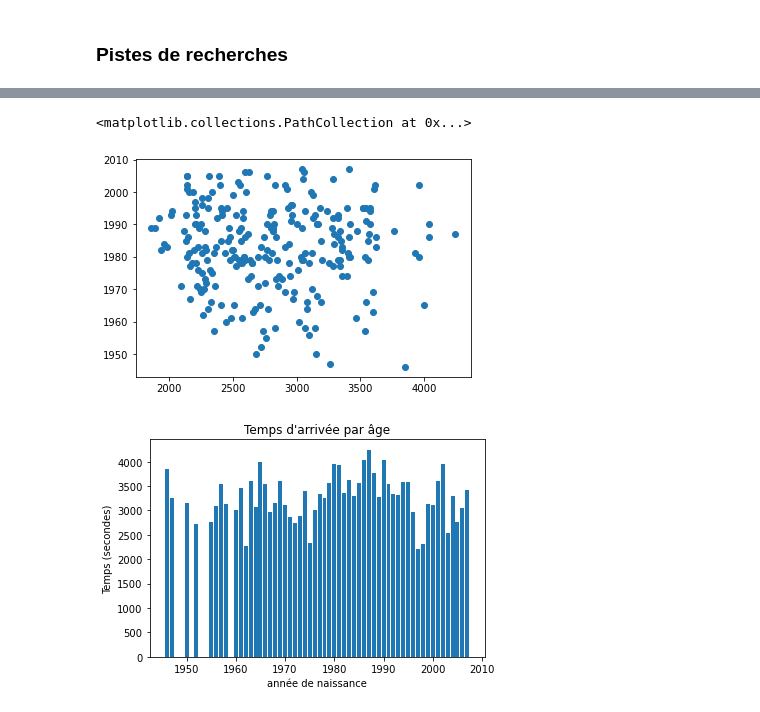
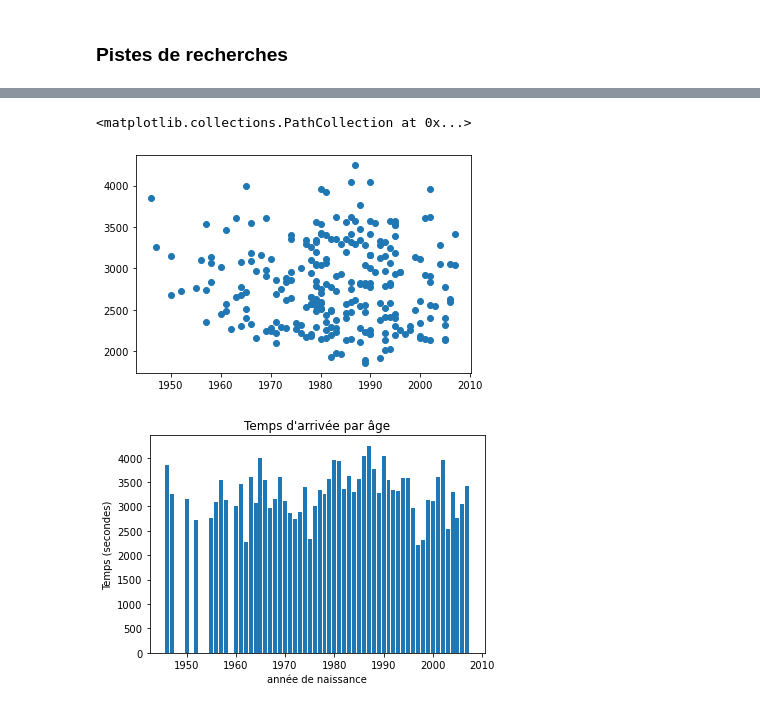
Before and after one commit to Kirscher/ResultAthle, a Jupyter notebook: eda.ipynb, the cells around one changed output, grey strips where cells are left out. Cells and saved outputs as stored; diff of their text form; code cells hidden in the pictures.

```diff
--- a/eda.ipynb
+++ b/eda.ipynb
@@ -309,8 +285,8 @@ df1
 # %%
-x=data['duration'].to_numpy()
-y=data['Naissance'].to_numpy()
+y=data['duration'].to_numpy()
+x=data['Naissance'].to_numpy()
 plt.scatter(x,y)
 # %% [output]
 <matplotlib.collections.PathCollection at 0x...>
-[figure, old version]
+[figure, new version]
 # %%
```
Also changed, not shown: parts of 16 cells of this notebook.
